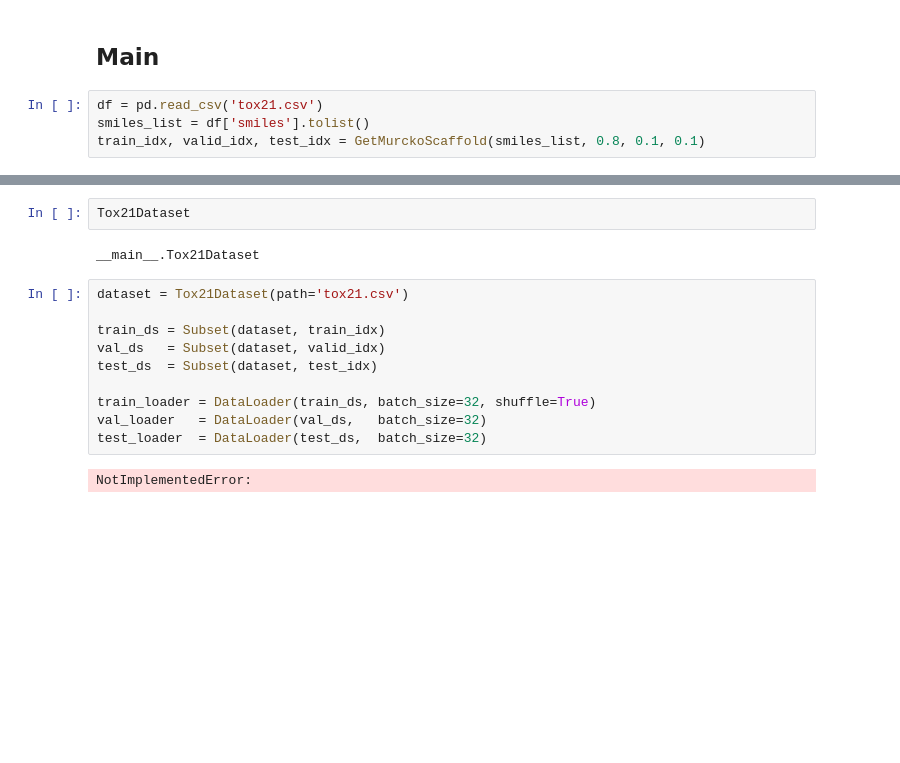
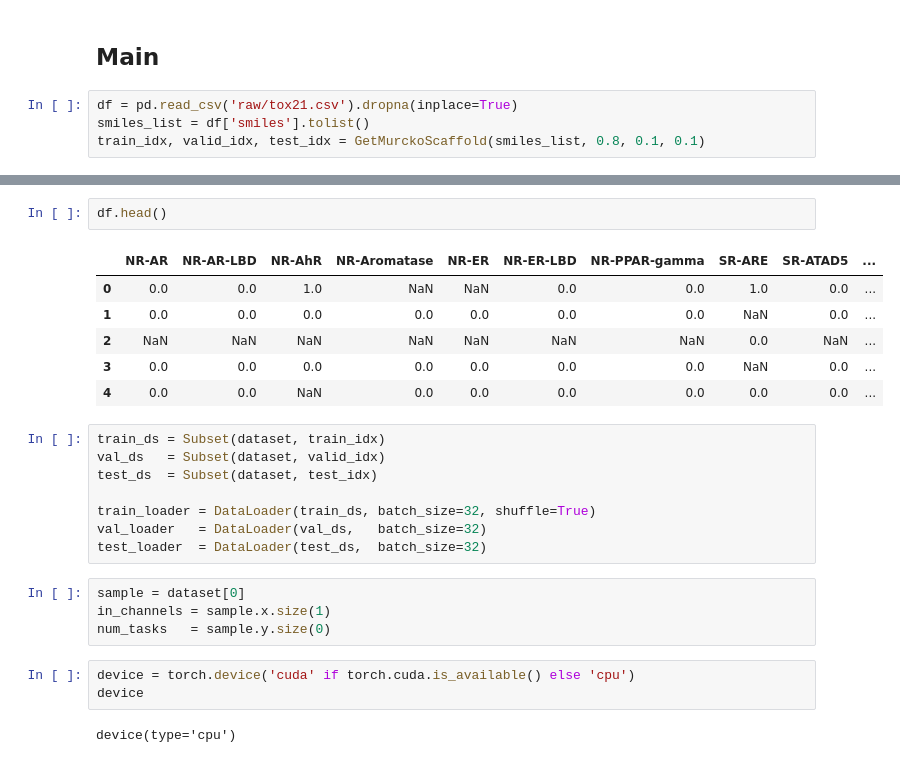
Before and after one commit to Raiden-Makoto/ChemicalsRTasty, a Jupyter notebook: ChemicalsRTasty.ipynb, the cells around one changed output, grey strips where cells are left out. Drawn from its saved outputs; the diff is of its cells as text; blank space fills up the shorter version.

```diff
--- a/ChemicalsRTasty.ipynb
+++ b/ChemicalsRTasty.ipynb
@@ -204,7 +230,7 @@ def evaluate(model, loader, device):
 # %% [markdown]
 ## Main
 # %%
-df = pd.read_csv('tox21.csv')
+df = pd.read_csv('raw/tox21.csv').dropna(inplace=True)
 smiles_list = df['smiles'].tolist()
 train_idx, valid_idx, test_idx = GetMurckoScaffold(smiles_list, 0.8, 0.1, 0.1)
 # %% [output]
@@ -212,10 +238,13 @@ train_idx, valid_idx, test_idx = GetMurckoScaffold(smiles_list, 0.8, 0.1, 0.1)
-# %%
-Tox21Dataset
-# %% [output]
-__main__.Tox21Dataset
+# %%
+df.head()
+# %% [output]
+|  | NR-AR | NR-AR-LBD | NR-AhR | NR-Aromatase | NR-ER | NR-ER-LBD | NR-PPAR-gamma | SR-ARE | SR-ATAD5 | ... |
+| 0 | 0.0 | 0.0 | 1.0 | NaN | NaN | 0.0 | 0.0 | 1.0 | 0.0 | ... |
+| 1 | 0.0 | 0.0 | 0.0 | 0.0 | 0.0 | 0.0 | 0.0 | NaN | 0.0 | ... |
+| 2 | NaN | NaN | NaN | NaN | NaN | NaN | NaN | 0.0 | NaN | ... |
+| 3 | 0.0 | 0.0 | 0.0 | 0.0 | 0.0 | 0.0 | 0.0 | NaN | 0.0 | ... |
+| 4 | 0.0 | 0.0 | NaN | 0.0 | 0.0 | 0.0 | 0.0 | 0.0 | 0.0 | ... |
 # %%
-dataset = Tox21Dataset(path='tox21.csv')
-
 train_ds = Subset(dataset, train_idx)
 val_ds   = Subset(dataset, valid_idx)
 test_ds  = Subset(dataset, test_idx)
@@ -223,5 +252,12 @@ test_ds  = Subset(dataset, test_idx)
 train_loader = DataLoader(train_ds, batch_size=32, shuffle=True)
 val_loader   = DataLoader(val_ds,   batch_size=32)
 test_loader  = DataLoader(test_ds,  batch_size=32)
-# %% [output]
-NotImplementedError:
+# %%
+sample = dataset[0]
+in_channels = sample.x.size(1)
+num_tasks   = sample.y.size(0)
+# %%
+device = torch.device('cuda' if torch.cuda.is_available() else 'cpu')
+device
+# %% [output]
+device(type='cpu')
```
Also changed, not shown: parts of 10 cells of this notebook.
